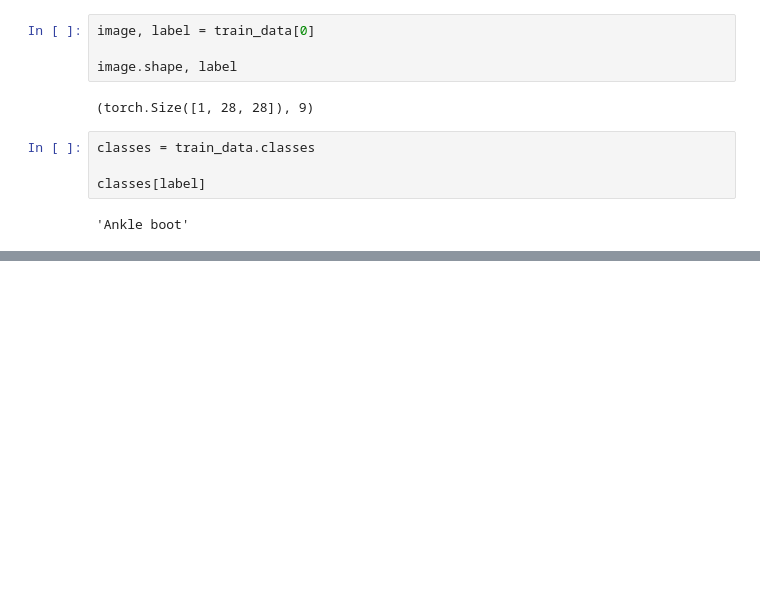
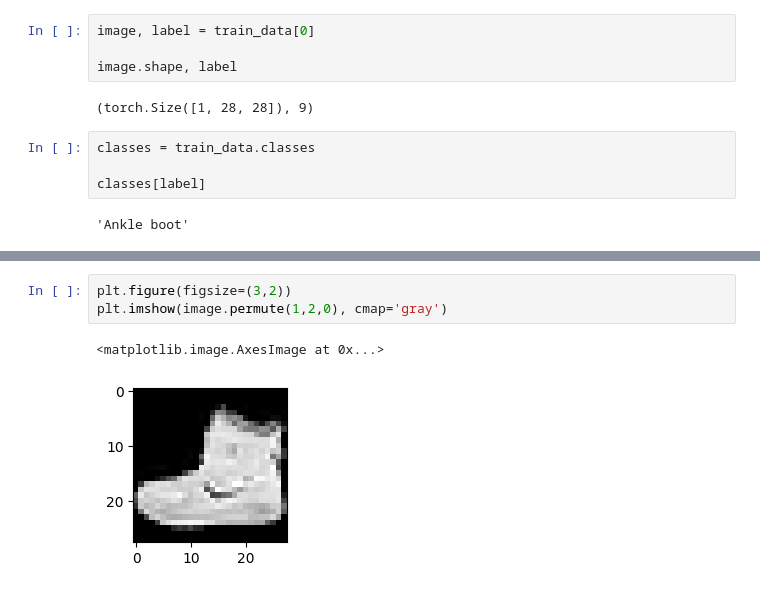
Before and after one commit to vimaurya/LearnDL, a Jupyter notebook: 04_computer_vision.ipynb, the cells around one changed output, grey strips where cells are left out. Drawn from its saved outputs; the diff is of its cells as text; blank space fills up the shorter version.

```diff
--- a/04_computer_vision.ipynb
+++ b/04_computer_vision.ipynb
@@ -71,0 +82,6 @@ classes[label]
+# %%
+plt.figure(figsize=(3,2))
+plt.imshow(image.permute(1,2,0), cmap='gray')
+# %% [output]
+<matplotlib.image.AxesImage at 0x...>
+[figure, added]
```
Also changed, not shown: parts of 2 cells of this notebook.
